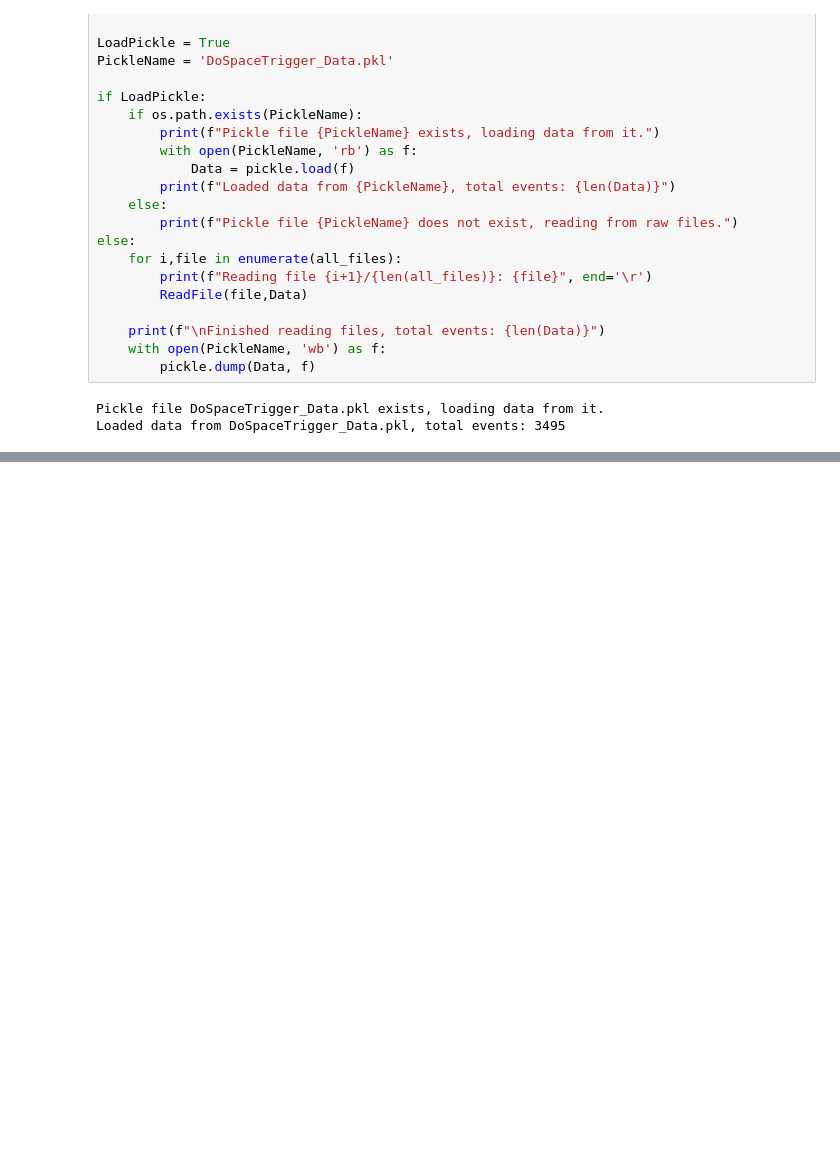
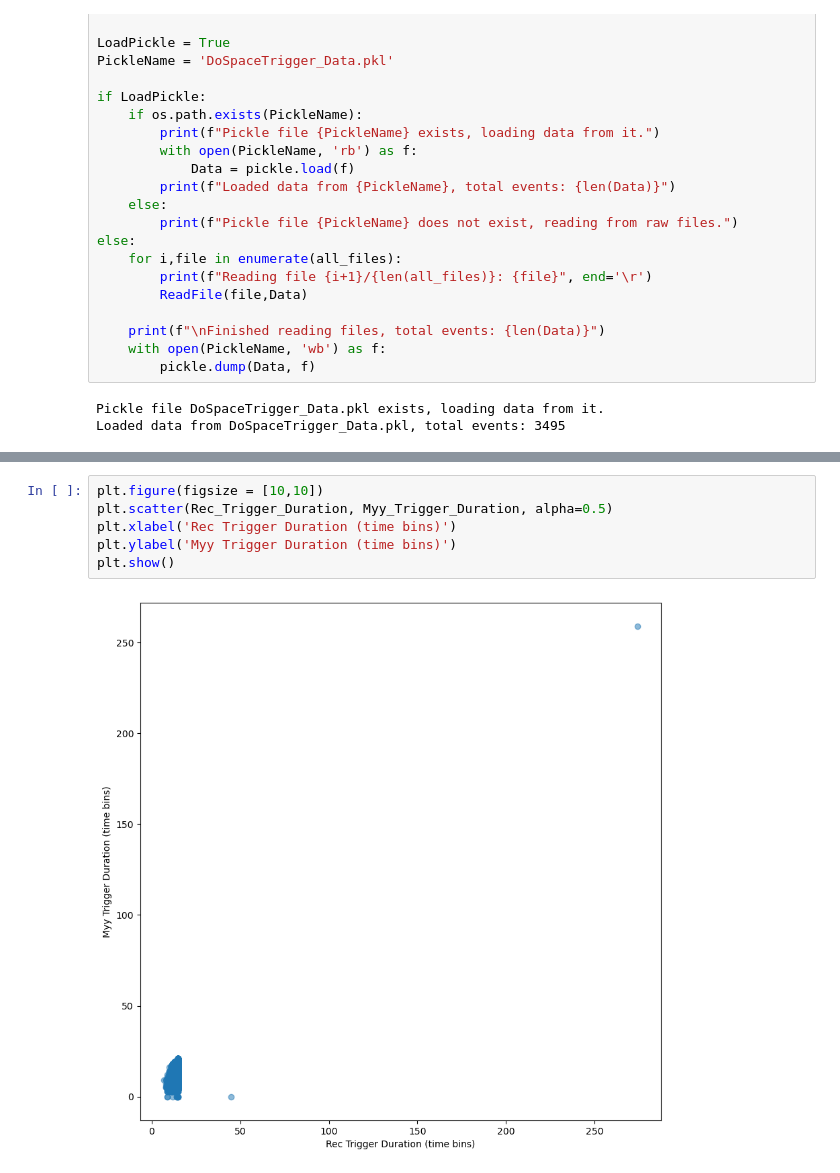
Before and after one commit to fedor-tairli/CDEProject, a Jupyter notebook: CDE_100_Isolation/DoSpaceTrigger_Retrigger.ipynb, the cells around one changed output, grey strips where cells are left out. Saved outputs shown, nothing was run; the diff lists cells and outputs as text; blank space fills up the shorter version.

```diff
--- a/CDE_100_Isolation/DoSpaceTrigger_Retrigger.ipynb
+++ b/CDE_100_Isolation/DoSpaceTrigger_Retrigger.ipynb
@@ -243,0 +349,8 @@ Animating event Batch: 300000005, shower 3975, time bins 284 to 303
+# %%
+plt.figure(figsize = [10,10])
+plt.scatter(Rec_Trigger_Duration, Myy_Trigger_Duration, alpha=0.5)
+plt.xlabel('Rec Trigger Duration (time bins)')
+plt.ylabel('Myy Trigger Duration (time bins)')
+plt.show()
+# %% [output]
+[figure, added]
```
Also changed, not shown: parts of 6 cells of this notebook, 1 other file.
